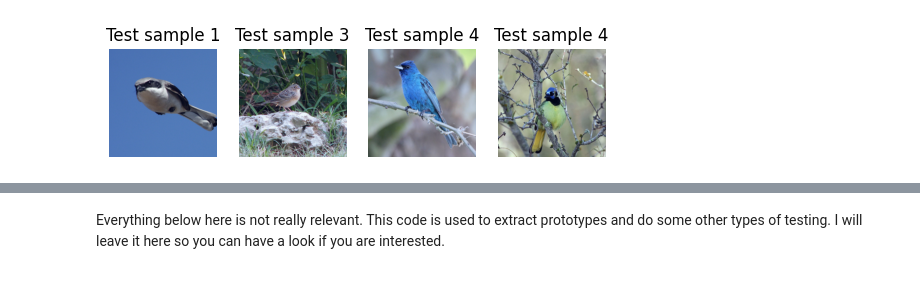
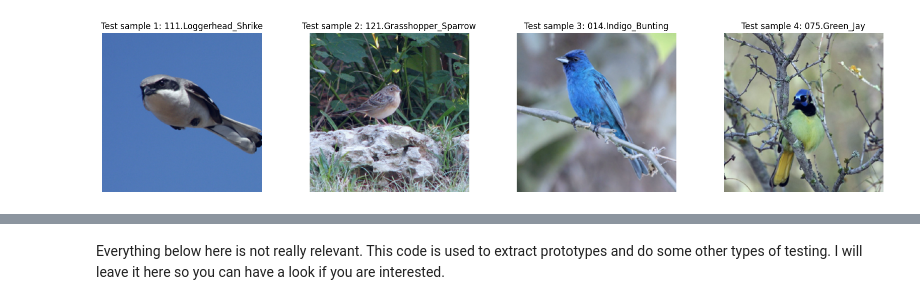
Before and after one commit to chensy618/02456_Deep_Learning_Project, a Jupyter notebook: src/CodeForStudents_Advanced_CUBS_KeypointCountingClassifier.ipynb, the cells around one changed output, grey strips where cells are left out. Drawn from its saved outputs; the diff is of its cells as text; code cells hidden in the pictures.

```diff
--- a/src/CodeForStudents_Advanced_CUBS_KeypointCountingClassifier.ipynb
+++ b/src/CodeForStudents_Advanced_CUBS_KeypointCountingClassifier.ipynb
@@ -21,3 +38,17 @@ import torch.nn as nn
 from torchvision.io import read_image
 from torch.utils.data import Dataset, DataLoader
 from torchvision.transforms import ToTensor, Normalize, Resize, Compose, ToPILImage
+# %%
+import pandas as pd
+
+# read the part labels
+part_labels = {}
+with open('../data/CUB_200_2011/parts/parts.txt', 'r') as f:
+    for line in f:
+        part_id, part_name = line.strip().split(' ', 1)  # Split on the first space only
+        part_labels[int(part_id)] = part_name
+print(part_labels)
+# read coordinates of the part locations
+part_locations = pd.read_csv('../data/CUB_200_2011/parts/part_locs.txt', sep=' ', header=None,
+                             names=['image_id', 'part_id', 'x', 'y', 'visible', 'feature'])
+print(part_locations.head())
@@ -164,8 +204,10 @@ def draw_all_correspondences(all_points_1, all_points_2, query, prototypes) -> T
 
 from transformers import AutoProcessor
 
+# get the clip model
 processor = AutoProcessor.from_pretrained("openai/clip-vit-base-patch16")
 
+# create a dataset class
 class CUB(Dataset):
     def __init__(self, base_path, train=True):
 
@@ -174,6 +216,10 @@ class CUB(Dataset):
         self.labels = pd.read_csv(''.join([base_path, 'image_class_labels.txt']), header=None, sep=" ", names=["id", "label"])
         self.train_test_split = pd.read_csv(''.join([base_path, 'train_test_split.txt']), header=None, sep=" ", names=["id", "is_train"])
         self.filenames = pd.read_csv(''.join([base_path, 'images.txt']), header=None, sep=" ")
+
+        # add the labels of part
+        self.part_labels = part_labels
+        self.part_locations = part_locations
 
         if train:
           mask = self.train_test_split.is_train.values == 1
@@ -200,13 +246,15 @@ class CUB(Dataset):
 
 import random
 
-base_path = 'drive/MyDrive/CoSegXAI/datasets/cub200/CUB_200_2011/CUB_200_2011/'
+# base_path = 'drive/MyDrive/CoSegXAI/datasets/cub200/CUB_200_2011/CUB_200_2011/'
+base_path = '../data/CUB_200_2011/' # You need to change this.
 
 test_dataset = CUB(base_path, train=False)
 test_loader = DataLoader(test_dataset, batch_size=4, shuffle=True, num_workers=0)
 
 random.seed(0)
 inputs, labels = [], []
+# get 10 random samples from the test dataset
 data_indices = random.sample(range(test_dataset.__len__()), 10)
 
 for counter, data_idx in enumerate(data_indices):
@@ -216,24 +264,48 @@ for counter, data_idx in enumerate(data_indices):
   inputs.append(x)
   labels.append(y)
 
-print(labels)
+# This is class label of the samples
+print('labels number of the samples :', labels)
+# get the name of the classes
+class_names = pd.read_csv(''.join([base_path, 'classes.txt']), header=None, sep=" ", names=["id", "name"])
+class_names = class_names.iloc[labels].name.values
+print('class label of the samples :', class_names)
 
-plt.figure(1)
-plt.subplot(141)
-plt.imshow(imsc(inputs[0]))
-plt.title('Test sample 1')
-plt.axis('off')
-plt.subplot(142)
-plt.imshow(imsc(inputs[1]))
-plt.title('Test sample 3')
-plt.axis('off')
-plt.subplot(143)
-plt.imshow(imsc(inputs[2]))
-plt.title('Test sample 4')
-plt.axis('off')
-plt.subplot(144)
-plt.imshow(imsc(inputs[3]))
-plt.title('Test sample 4')
-plt.axis('off')
+
+
+# plt.figure(1)
+# plt.subplot(141)
+# plt.imshow(imsc(inputs[0]))
+# # plt.title('Test sample 1')
+# # show the sample class name
+# plt.title(f"Test sample 1: {class_names[0]}")
+# plt.axis('off')
+# plt.subplot(142)
+# plt.imshow(imsc(inputs[1]))
+# plt.title(f"Test sample 2: {class_names[1]}")
+# plt.axis('off')
+# plt.subplot(143)
+# plt.imshow(imsc(inputs[2]))
+# plt.title(f"Test sample 3: {class_names[2]}")
+# plt.axis('off')
+# plt.subplot(144)
+# plt.imshow(imsc(inputs[3]))
+# plt.title('Test sample 4')
+# plt.axis('off')
+# plt.show()
+
+# change a new way to show the samples for easy to read
+plt.figure(figsize=(20, 12))
+
+samples = [inputs[0], inputs[1], inputs[2], inputs[3]]
+titles = [f"Test sample 1: {class_names[0]}", f"Test sample 2: {class_names[1]}",
+          f"Test sample 3: {class_names[2]}", f"Test sample 4: {class_names[3]}"]
+
+for i, (sample, title) in enumerate(zip(samples, titles)):
+    plt.subplot(1, 4, i+1)
+    plt.imshow(imsc(sample))
+    plt.title(title)
+    plt.axis('off')
+plt.subplots_adjust(wspace=0.3,hspace=0.2)
 plt.show()
 # %% [output]
@@ -241,4 +317,4 @@ plt.show()
-[figure, old version]
+[figure, new version]
 # %%
 #@title feature extractor
 
```
Also changed, not shown: parts of 51 cells of this notebook.
